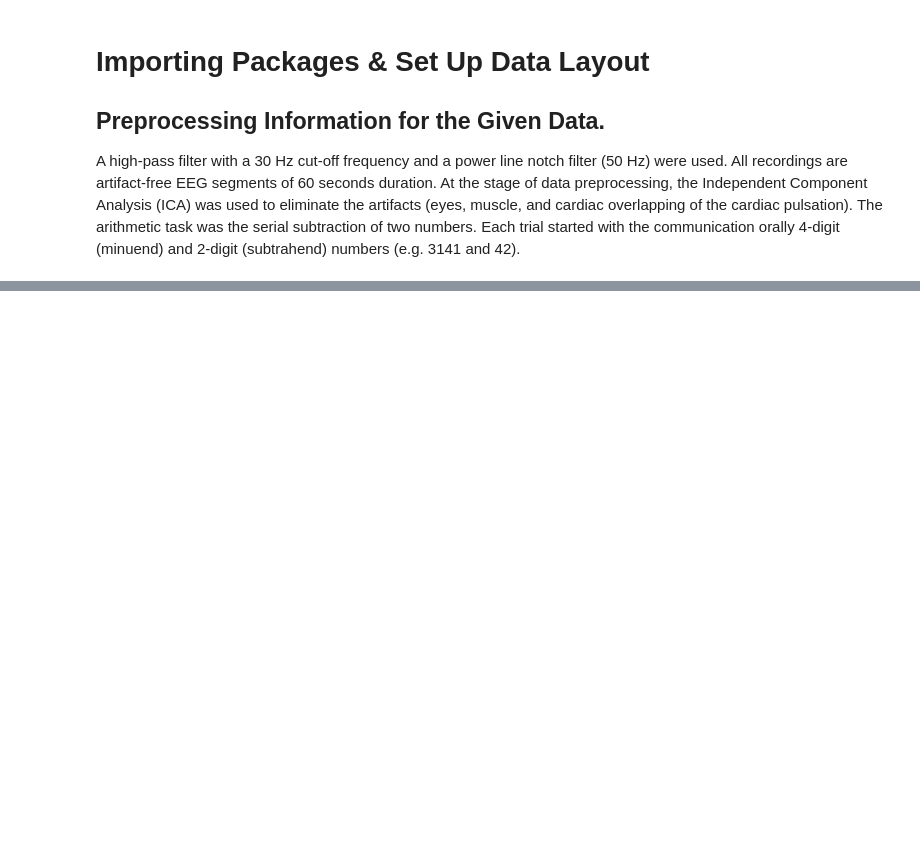
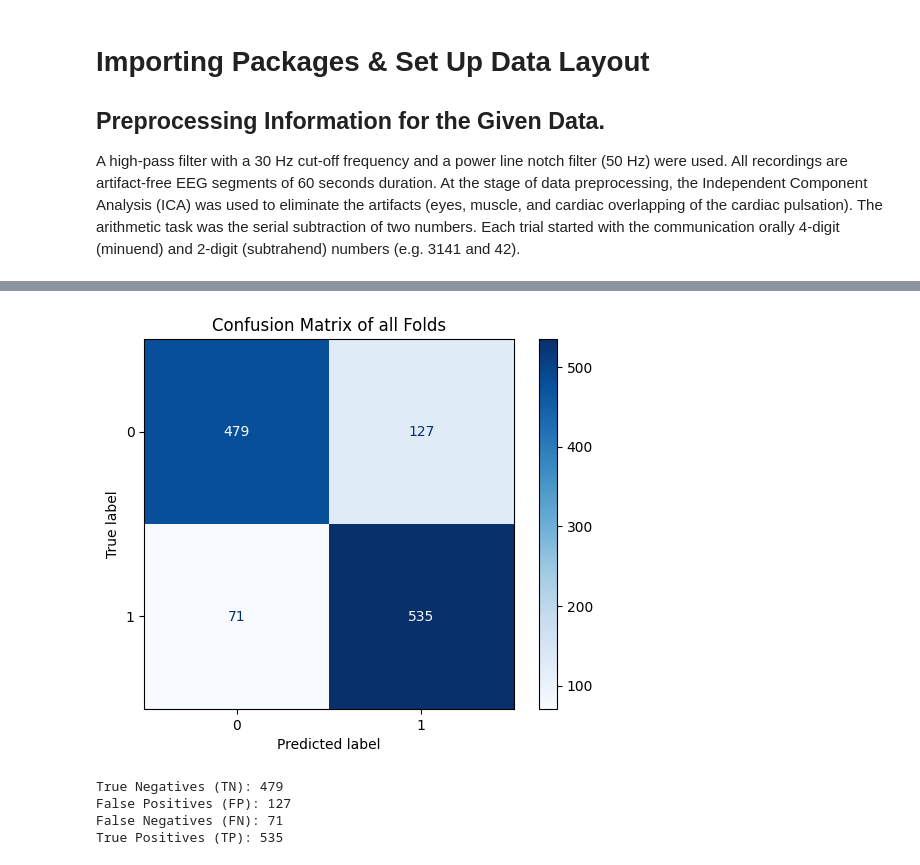
Before and after one commit to XixWISExiX/Neural-Data-Science, a Jupyter notebook: HW3/Q4/Q4.ipynb, the cells around one changed output, grey strips where cells are left out. Cells and saved outputs as stored; diff of their text form; code cells hidden in the pictures; blank space fills up the shorter version.

```diff
--- a/HW3/Q4/Q4.ipynb
+++ b/HW3/Q4/Q4.ipynb
@@ -52,16 +52,15 @@ subject7_task = raws[3] # Subject 7 task raw
 # Function to segment data into non-overlapping windows of length 300 samples
 def segment_data(raw, window_size=300):
     data = raw.get_data()  # Get the raw data
-    n_channels, n_samples = data.shape
-    print("Data Shape Before:", n_channels, n_samples)
+    n_channels, n_samples = data.shape # get dimensions
+    print("Data Shape Before:", n_channels, n_samples) # display dimensions for understanding
     n_windows = n_samples // window_size  # Number of windows
 
     # Reshape data into (n_channels, n_windows, window_size)
     segmented_data = data[:, :n_windows * window_size].reshape(n_channels, n_windows, window_size)
-    print("Data Shape After:", n_channels, n_windows, window_size)
+    print("Data Shape After:", n_channels, n_windows, window_size) # display shape after reshaping
 
-
-    return segmented_data
+    return segmented_data # return the segmented data
 
 
 # Segment each raw file into windows
@@ -76,19 +75,17 @@ subject6_task_labels = np.ones(subject6_task_segments.shape[1])
 subject7_background_labels = np.zeros(subject7_background_segments.shape[1])
 subject7_task_labels = np.ones(subject7_task_segments.shape[1])
 
-# Concatenate data and labels for both subjects
+# Concatenate data for both subjects
 X = np.concatenate([subject6_background_segments, subject6_task_segments,
                     subject7_background_segments, subject7_task_segments], axis=1)
 
+# Concatenate labels for both subjects
 y = np.concatenate([subject6_background_labels, subject6_task_labels,
                     subject7_background_labels, subject7_task_labels])
 
-# Reshape the data for model training (n_samples, n_features)
-X = X.reshape(X.shape[1], -1)  # (n_windows, n_channels * window_size)
-
 # X shape will be (n_channels, total_windows * window_size), and y will be the labels for each window
-print("Shape of segmented data:", X.shape)
-print("Shape of labels:", y.shape)
+print("Shape of segmented data:", X.shape) # See the dimensions of X
+print("Shape of labels:", y.shape) # See the dimensions of y
 # %% [output]
 Extracting EDF parameters from /home/joshua/Desktop/MainFolder/OuClasses/2024 Fall/Neural-Data-Science/datasets/HW2Datasets/Subject06_1.edf...
 EDF file detected
@@ -112,0 +241,25 @@ Shape of labels: (812,)
+# %%
+# Import library for confusion matrix
+from sklearn.metrics import confusion_matrix, ConfusionMatrixDisplay
+
+# Generate the confusion matrix
+cm = confusion_matrix(total_y_test, total_y_pred)
+
+# Construct the matrix
+disp = ConfusionMatrixDisplay(confusion_matrix=cm, display_labels=[0, 1])
+disp.plot(cmap=plt.cm.Blues)  # plot the matrix
+plt.title("Confusion Matrix of all Folds") # title matrix
+plt.show() # show matrix
+
+# Get the confusion matrix values
+tn, fp, fn, tp = cm.ravel()
+print(f"True Negatives (TN): {tn}") # Show the Number of True Negatives
+print(f"False Positives (FP): {fp}") # Show the Number of False Positives
+print(f"False Negatives (FN): {fn}") # Show the Number of False Negatives
+print(f"True Positives (TP): {tp}") # Show the Number of True Positives
+# %% [output]
+[figure, added]
+True Negatives (TN): 479
+False Positives (FP): 127
+False Negatives (FN): 71
+True Positives (TP): 535
```
Also changed, not shown: parts of 5 cells of this notebook, 3 other files.
